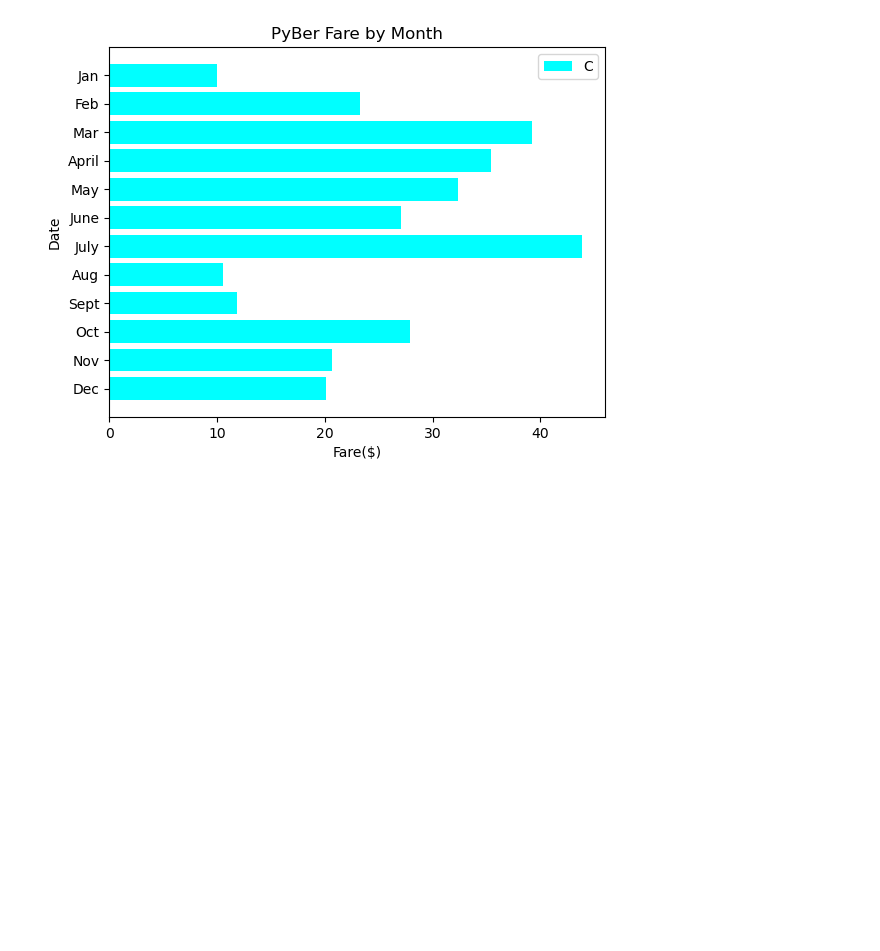
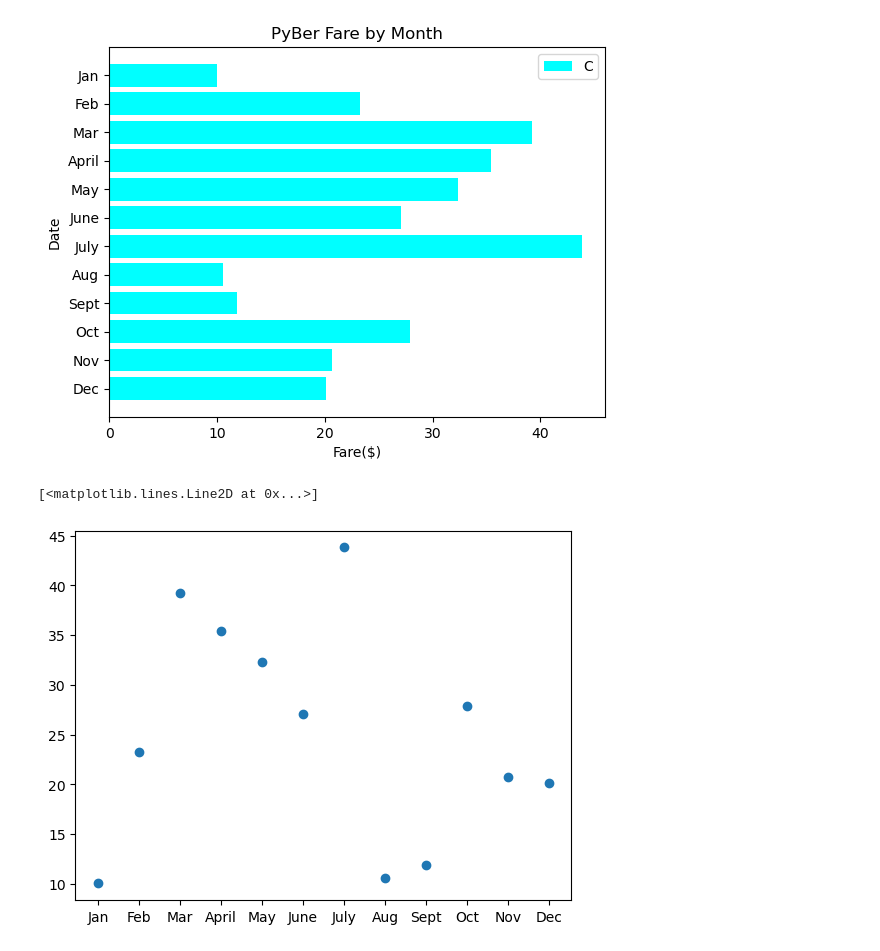
Before and after one commit to bhstarkey/PyBer_Analysis, a Jupyter notebook: matplotlib_practice.ipynb, the cells around one changed output. Cells and saved outputs as stored; diff of their text form; code cells hidden in the pictures; blank space fills up the shorter version.

```diff
--- a/matplotlib_practice.ipynb
+++ b/matplotlib_practice.ipynb
@@ -107,3 +107,9 @@ ax.set_ylabel("Date")
 ax.invert_yaxis()
 # %% [output]
 [figure]
+# %%
+# Create scatter plot
+plt.plot(x_axis, y_axis, 'o')
+# %% [output]
+[<matplotlib.lines.Line2D at 0x...>]
+[figure, added]
```
Also changed, not shown: parts of 15 cells of this notebook, 5 other files.
